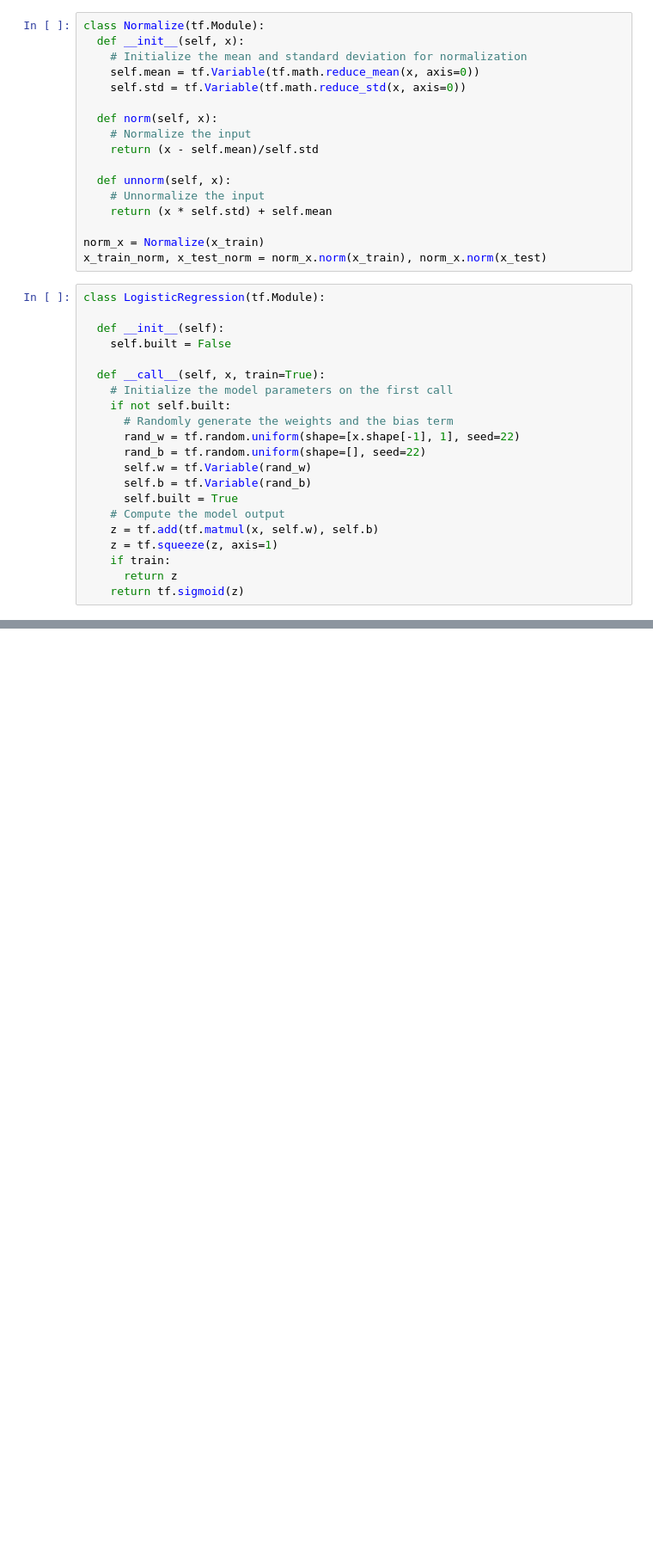
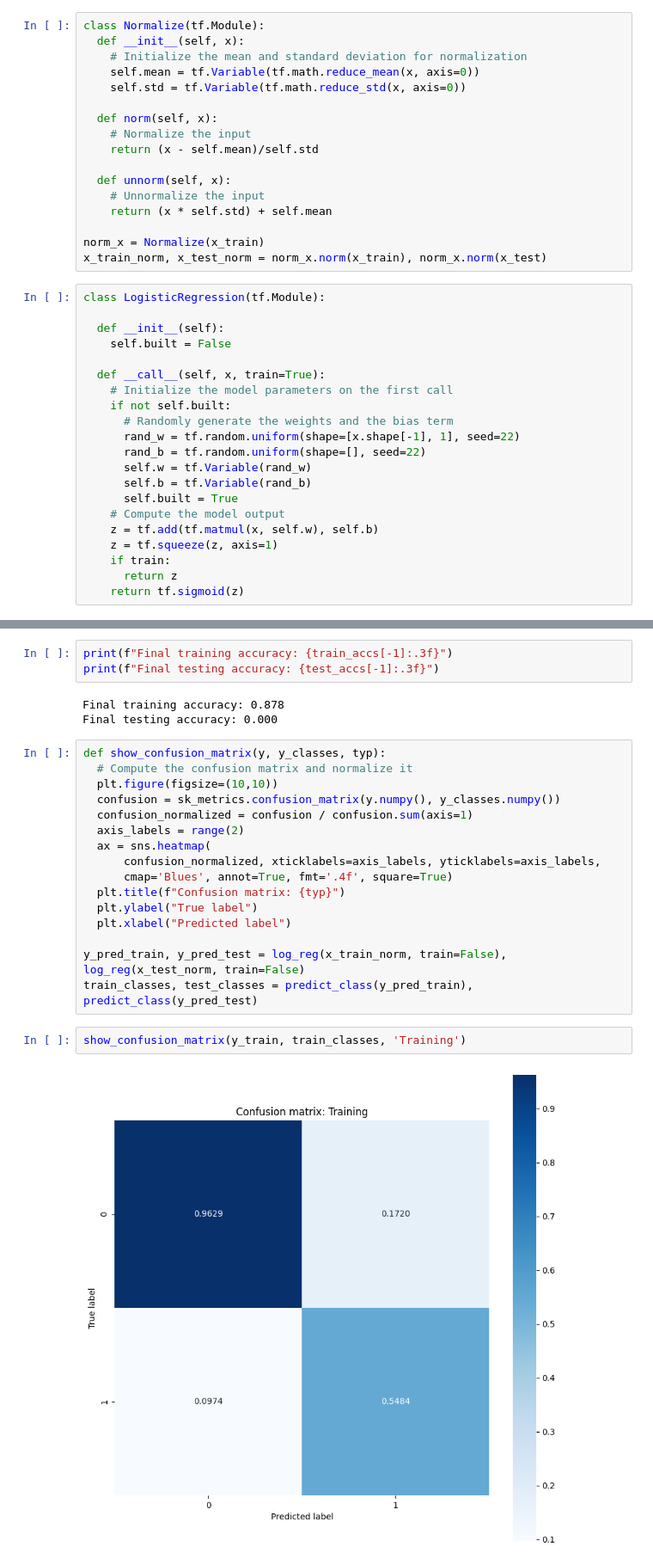
Before and after one commit to HedersonSantos/age-related, a Jupyter notebook: logistic_regression.ipynb, the cells around one changed output, grey strips where cells are left out. Shown at 86% size. Drawn from its saved outputs; the diff is of its cells as text; blank space fills up the shorter version.

```diff
--- a/logistic_regression.ipynb
+++ b/logistic_regression.ipynb
@@ -109,0 +215,26 @@ class LogisticRegression(tf.Module):
+# %%
+print(f"Final training accuracy: {train_accs[-1]:.3f}")
+print(f"Final testing accuracy: {test_accs[-1]:.3f}")
+# %% [output]
+Final training accuracy: 0.878
+Final testing accuracy: 0.000
+# %%
+def show_confusion_matrix(y, y_classes, typ):
+  # Compute the confusion matrix and normalize it
+  plt.figure(figsize=(10,10))
+  confusion = sk_metrics.confusion_matrix(y.numpy(), y_classes.numpy())
+  confusion_normalized = confusion / confusion.sum(axis=1)
+  axis_labels = range(2)
+  ax = sns.heatmap(
+      confusion_normalized, xticklabels=axis_labels, yticklabels=axis_labels,
+      cmap='Blues', annot=True, fmt='.4f', square=True)
+  plt.title(f"Confusion matrix: {typ}")
+  plt.ylabel("True label")
+  plt.xlabel("Predicted label")
+
+y_pred_train, y_pred_test = log_reg(x_train_norm, train=False), log_reg(x_test_norm, train=False)
+train_classes, test_classes = predict_class(y_pred_train), predict_class(y_pred_test)
+# %%
+show_confusion_matrix(y_train, train_classes, 'Training')
+# %% [output]
+[figure, added]
```
Also changed, not shown: parts of 10 cells of this notebook.
